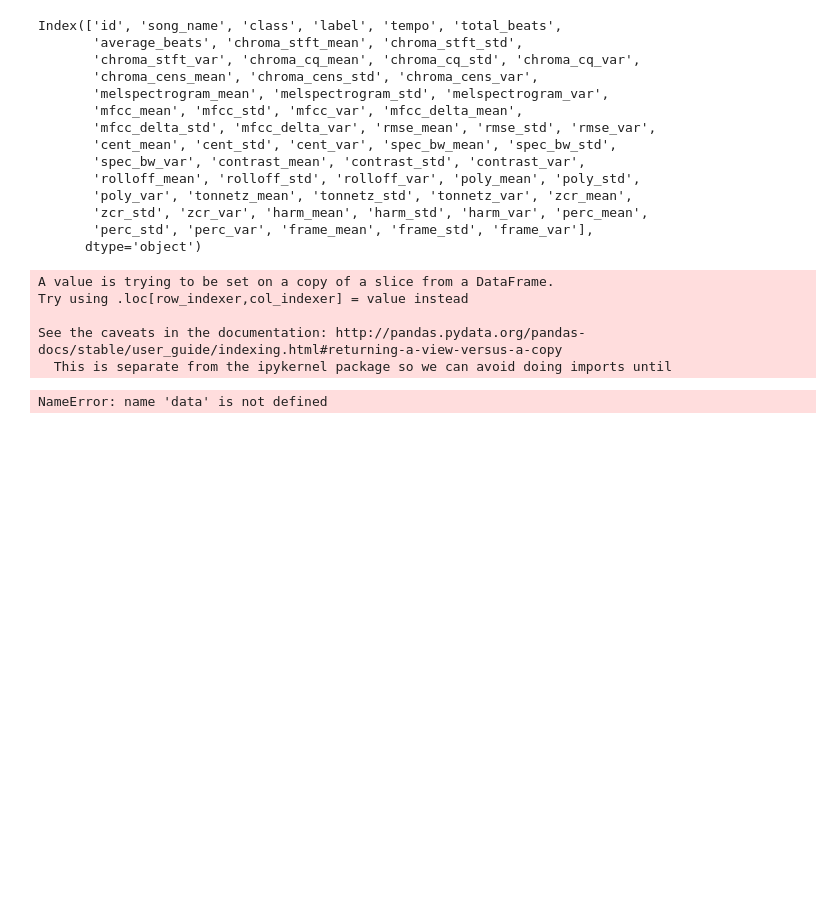
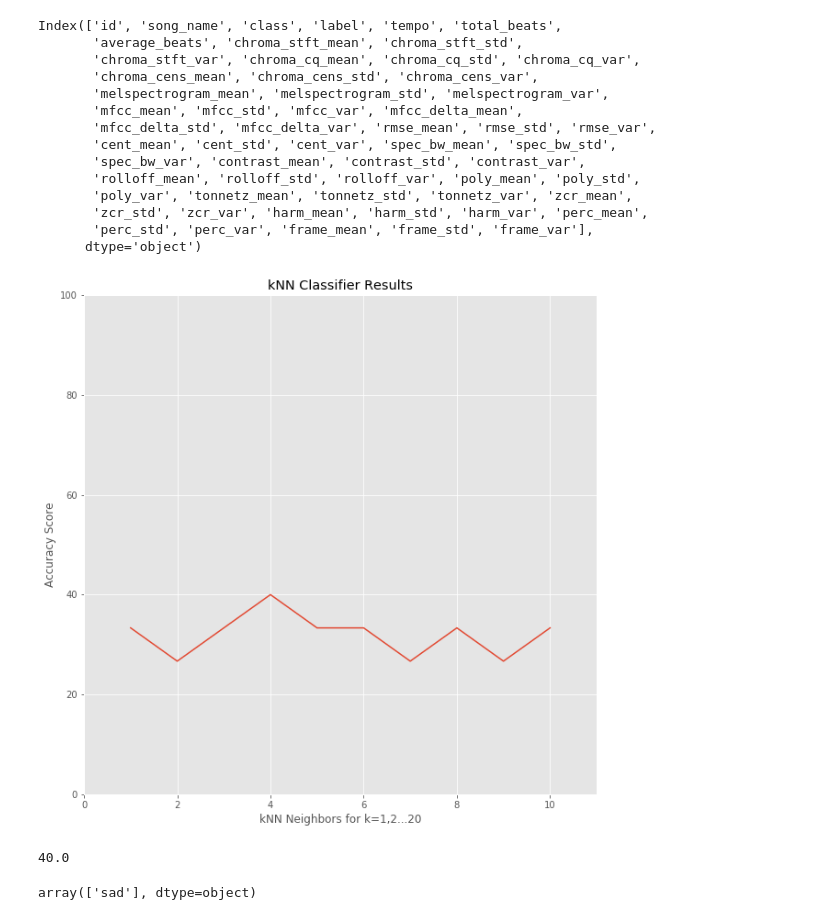
Before and after one commit to nithish001/CSL507-Multimedia-Project, a Jupyter notebook: song_emotion_detection.ipynb, the cells around one changed output. Saved outputs shown, nothing was run; the diff lists cells and outputs as text; code cells hidden in the pictures; blank space fills up the shorter version.

```diff
--- a/song_emotion_detection.ipynb
+++ b/song_emotion_detection.ipynb
@@ -313,42 +313,59 @@ feature = df[['tempo', 'total_beats',
                    'zcr_std', 'zcr_var', 'harm_mean', 'harm_std', 'harm_var', 'perc_mean',
                    'perc_std', 'perc_var', 'frame_mean', 'frame_std', 'frame_var']]
 # %%
+data = df
+feature = data.loc[:, 'tempo':]
 featureName = list(feature)
 for name in featureName:
     feature[name] = (feature[name]-feature[name].min())/(feature[name].max()-feature[name].min())
 
 plt.style.use('ggplot')
 
 array = np.array(data)
 
 features = feature.values
-labels = data.ix[:, 'class'].dropna()
+labels = data.loc[:, 'class'].dropna()
 test_size = 0.20
 random_seed = 7
 
 train_d, test_d, train_l, test_l = train_test_split(features, labels, test_size=test_size, random_state=random_seed)
 
 result = []
 xlabel = [i for i in range(1, 11)]
 for neighbors in range(1, 11):
     kNN = KNeighborsClassifier(n_neighbors=neighbors)
     kNN.fit(train_d, train_l)
     prediction = kNN.predict(test_d)
     result.append(accuracy_score(prediction, test_l)*100)
 
 plt.figure(figsize=(10, 10))
 plt.xlabel('kNN Neighbors for k=1,2...20')
 plt.ylabel('Accuracy Score')
 plt.title('kNN Classifier Results')
 plt.ylim(0, 100)
 plt.xlim(0, xlabel[len(xlabel)-1]+1)
 plt.plot(xlabel, result)
 plt.savefig('1-fold 10NN Result.png')
 plt.show()
 # %% [output]
-A value is trying to be set on a copy of a slice from a DataFrame.
-Try using .loc[row_indexer,col_indexer] = value instead
-
-See the caveats in the documentation: http://pandas.pydata.org/pandas-docs/stable/user_guide/indexing.html#returning-a-view-versus-a-copy
-  This is separate from the ipykernel package so we can avoid doing imports until
-NameError: name 'data' is not defined
+[figure, added]
+# %%
+from sklearn import svm
+clf = svm.SVC(gamma='scale')
+clf.fit(train_d, train_l)
+accuracy_score(clf.predict(test_d), test_l)*100
+# %% [output]
+40.0
+# %%
+x = temp.loc[:, 'tempo':]
+for name in featureName:
+    x[name] = (x[name]-feature[name].min())/(feature[name].max()-feature[name].min())
+
+plt.style.use('ggplot')
+
+array = np.array(x)
+
+x = x.values
+clf.predict(x)
+# %% [output]
+array(['sad'], dtype=object)
```
